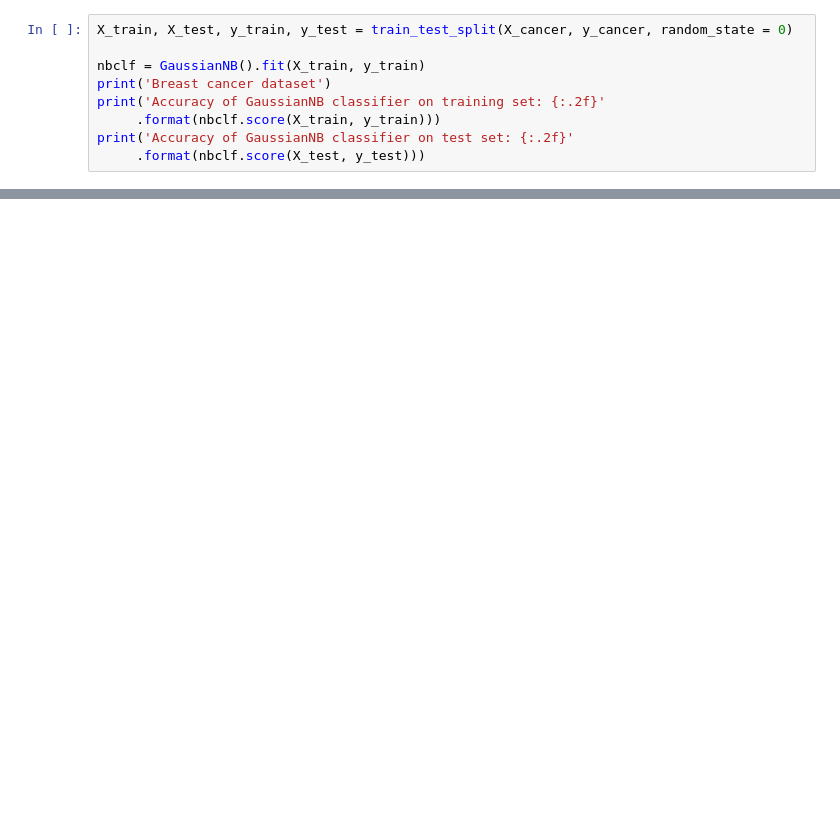
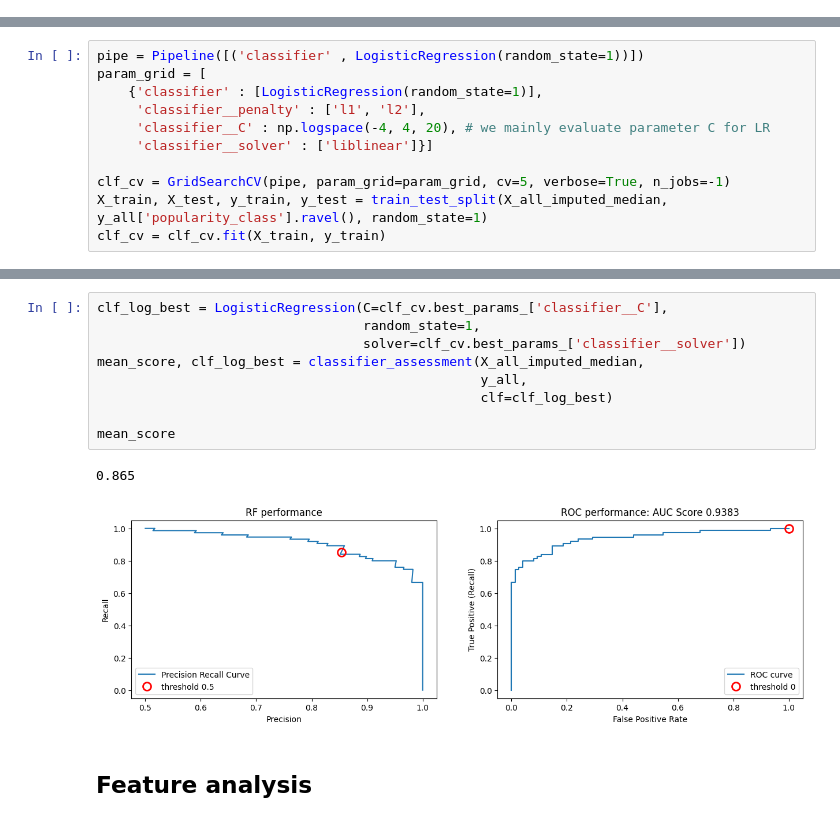
Before and after one commit to Sahel-Eskandar/Applied-ML, a Jupyter notebook: Applied_Machine_Learning_Module_4.ipynb, the cells around one changed output, grey strips where cells are left out. Drawn from its saved outputs; the diff is of its cells as text; blank space fills up the shorter version.

```diff
--- a/Applied_Machine_Learning_Module_4.ipynb
+++ b/Applied_Machine_Learning_Module_4.ipynb
@@ -112,9 +2,0 @@ plot_class_regions_for_classifier(nbclf, X_train, y_train, X_test, y_test,
-# %%
-X_train, X_test, y_train, y_test = train_test_split(X_cancer, y_cancer, random_state = 0)
-
-nbclf = GaussianNB().fit(X_train, y_train)
-print('Breast cancer dataset')
-print('Accuracy of GaussianNB classifier on training set: {:.2f}'
-     .format(nbclf.score(X_train, y_train)))
-print('Accuracy of GaussianNB classifier on test set: {:.2f}'
-     .format(nbclf.score(X_test, y_test)))
@@ -502,0 +214,11 @@ Accuracy of NN classifier on test set: 0.97
+# %%
+pipe = Pipeline([('classifier' , LogisticRegression(random_state=1))])
+param_grid = [
+    {'classifier' : [LogisticRegression(random_state=1)],
+     'classifier__penalty' : ['l1', 'l2'],
+     'classifier__C' : np.logspace(-4, 4, 20), # we mainly evaluate parameter C for LR
+     'classifier__solver' : ['liblinear']}]
+
+clf_cv = GridSearchCV(pipe, param_grid=param_grid, cv=5, verbose=True, n_jobs=-1)
+X_train, X_test, y_train, y_test = train_test_split(X_all_imputed_median, y_all['popularity_class'].ravel(), random_state=1)
+clf_cv = clf_cv.fit(X_train, y_train)
@@ -502,0 +234,14 @@ Accuracy of NN classifier on test set: 0.97
+# %%
+clf_log_best = LogisticRegression(C=clf_cv.best_params_['classifier__C'],
+                                  random_state=1,
+                                  solver=clf_cv.best_params_['classifier__solver'])
+mean_score, clf_log_best = classifier_assessment(X_all_imputed_median,
+                                                 y_all,
+                                                 clf=clf_log_best)
+
+mean_score
+# %% [output]
+0.865
+[figure, added]
+# %% [markdown]
+## Feature analysis
```
Also changed, not shown: parts of 97 cells of this notebook.
